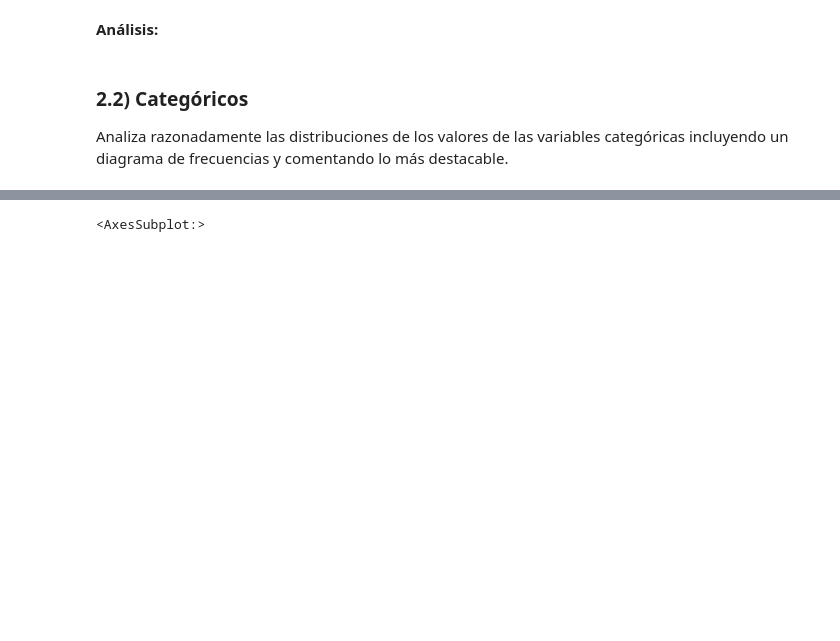
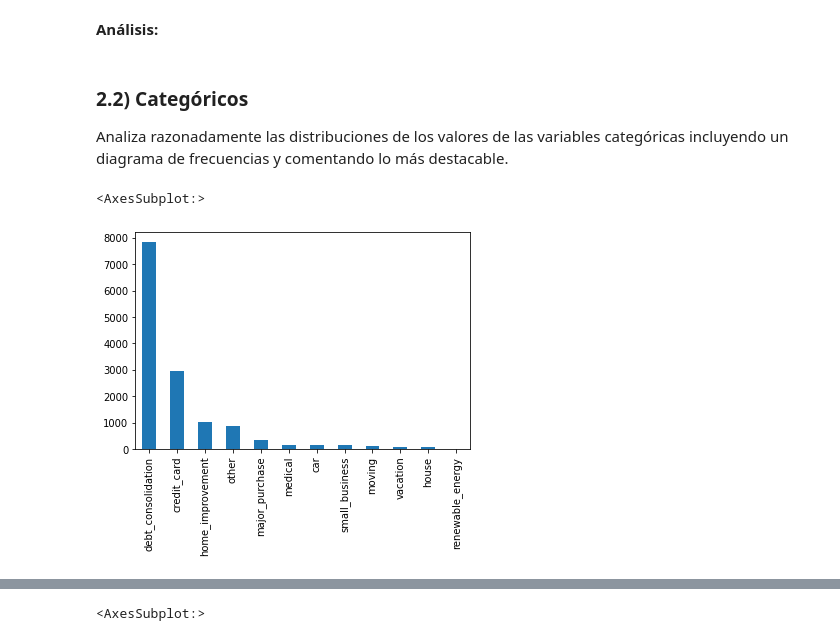
Before and after one commit to mario-sanz/IA2-Practicas, a Jupyter notebook: Lab1/P1_clustering.ipynb, the cells around one changed output, grey strips where cells are left out. Saved outputs shown, nothing was run; the diff lists cells and outputs as text; code cells hidden in the pictures; blank space fills up the shorter version.

```diff
--- a/Lab1/P1_clustering.ipynb
+++ b/Lab1/P1_clustering.ipynb
@@ -165,3 +165,8 @@ df_num.corr()
 ### 2.2) Categóricos
 
 Analiza razonadamente las distribuciones de los valores de las variables categóricas incluyendo un diagrama de frecuencias y comentando lo más destacable.
+# %%
+df_cat['purpose'].value_counts().plot.bar()
+# %% [output]
+<AxesSubplot:>
+[figure, added]
```
Also changed, not shown: parts of 9 cells of this notebook.
